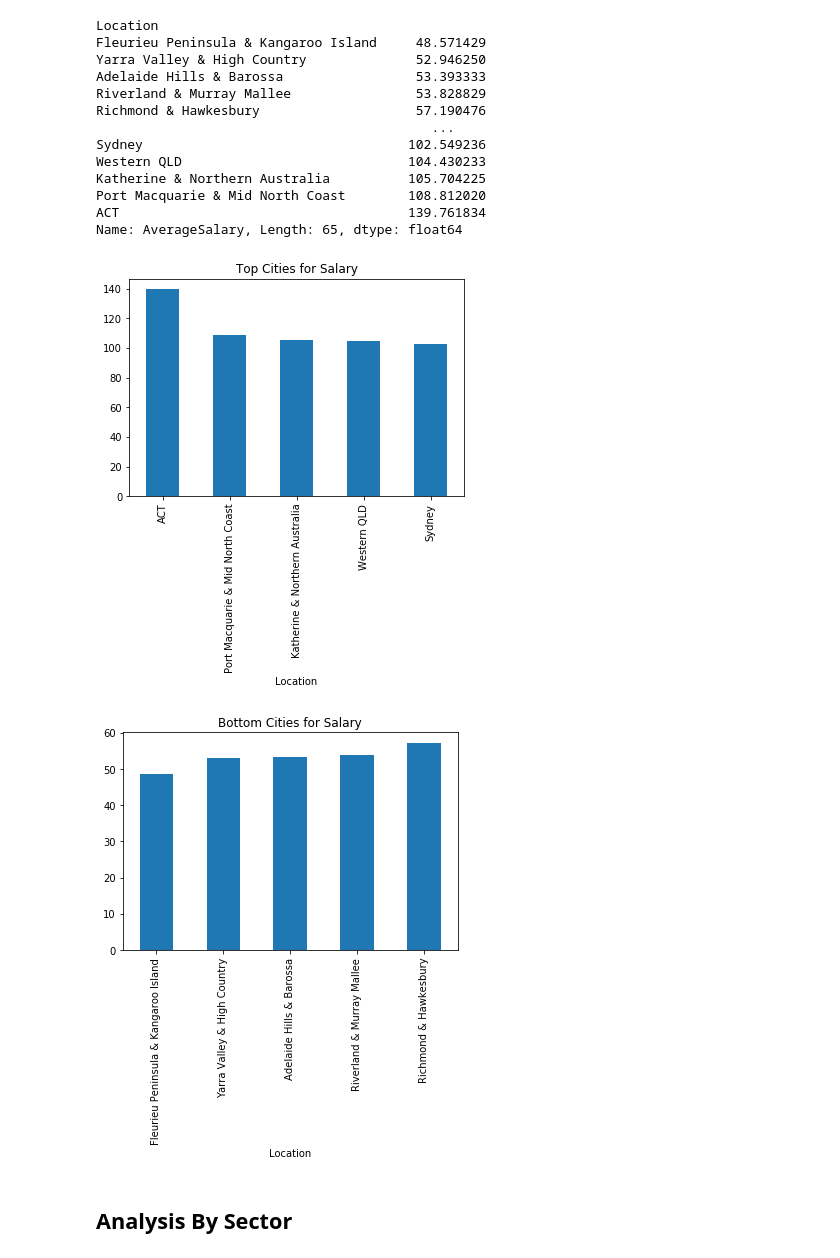
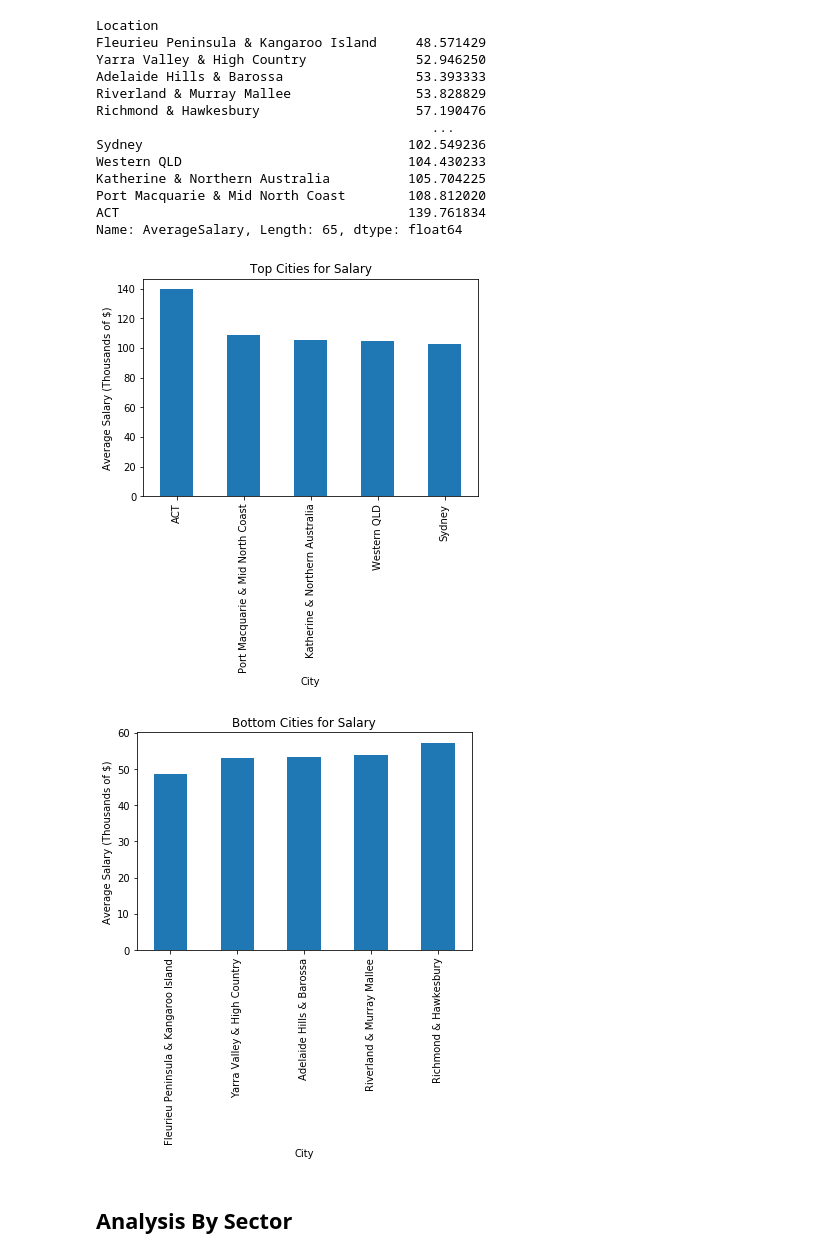
Before and after one commit to RyanWillie/Big-Data-Assignment, a Jupyter notebook: Notebook.ipynb, the cells around one changed output. Drawn from its saved outputs; the diff is of its cells as text; code cells hidden in the pictures.

```diff
--- a/Notebook.ipynb
+++ b/Notebook.ipynb
@@ -222,6 +221,6 @@ plt.show()
 # %%
-LocationSalaries = df[['Location', 'AverageSalary']].groupby('Location')['AverageSalary'].mean().sort_values()
-LocationSalaries
+LocationSalaries = df[['Location', 'AverageSalary']].groupby('Location')['AverageSalary']
+LocationSalaries.mean().sort_values()
 # %% [output]
 Location
 Fleurieu Peninsula & Kangaroo Island     48.571429
@@ -237,13 +236,17 @@ Port Macquarie & Mid North Coast        108.812020
 ACT                                     139.761834
 Name: AverageSalary, Length: 65, dtype: float64
 # %%
-LocationSalaries[-1:-6:-1].plot(kind='bar', title="Top Cities for Salary")
+LocationSalaries.mean().sort_values().nlargest(5).plot(kind='bar', title="Top Cities for Salary")
+plt.ylabel("Average Salary (Thousands of $)")
+plt.xlabel("City")
 plt.show()
-LocationSalaries[0:5].plot(kind='bar', title="Bottom Cities for Salary")
+LocationSalaries.mean().sort_values().nsmallest(5).plot(kind='bar', title="Bottom Cities for Salary")
+plt.ylabel("Average Salary (Thousands of $)")
+plt.xlabel("City")
 plt.show()
 # %% [output]
-[figure, old version]
+[figure, new version]
-[figure, old version]
+[figure, new version]
 # %% [markdown]
 ## Analysis By Sector
 # %%
```
Also changed, not shown: parts of 8 cells of this notebook.
